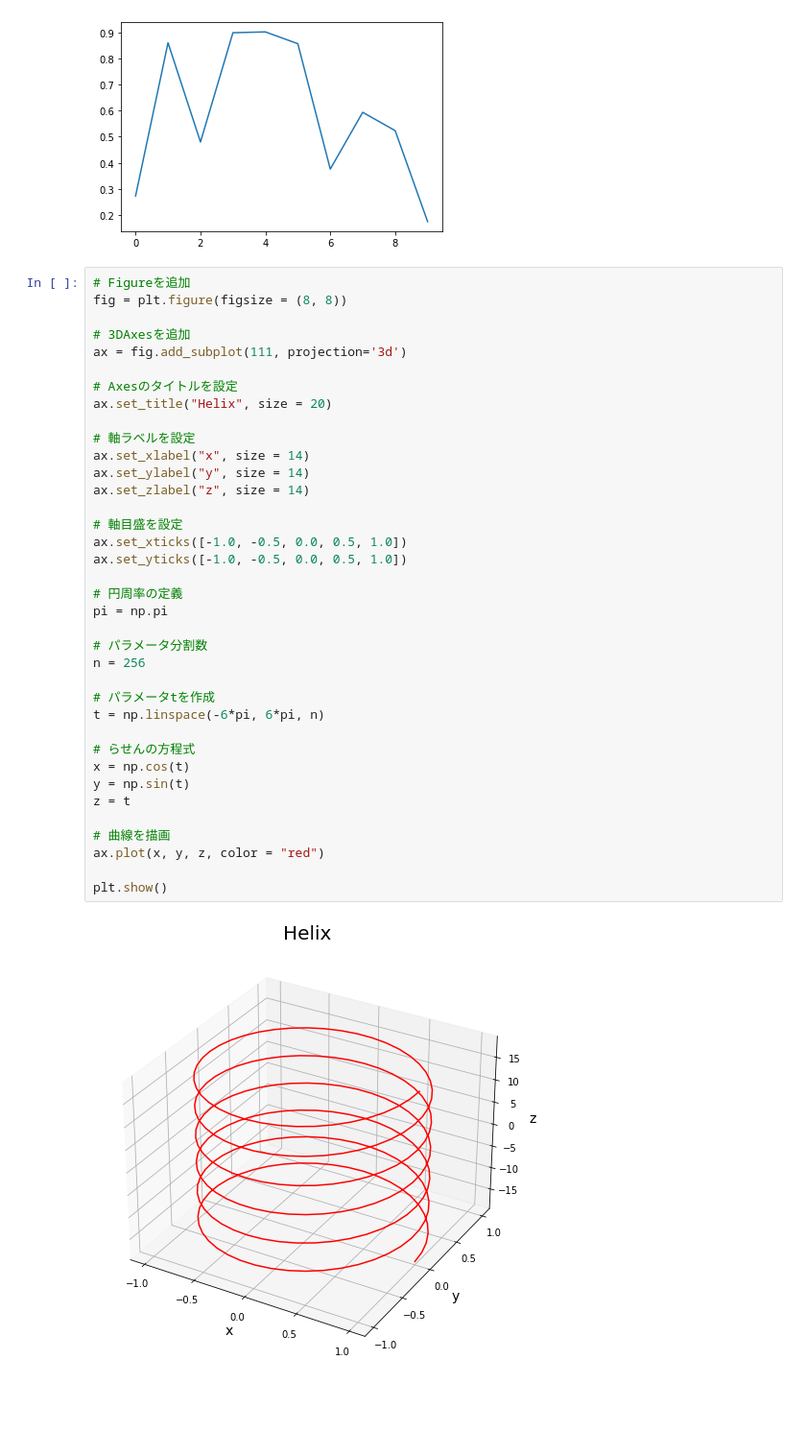
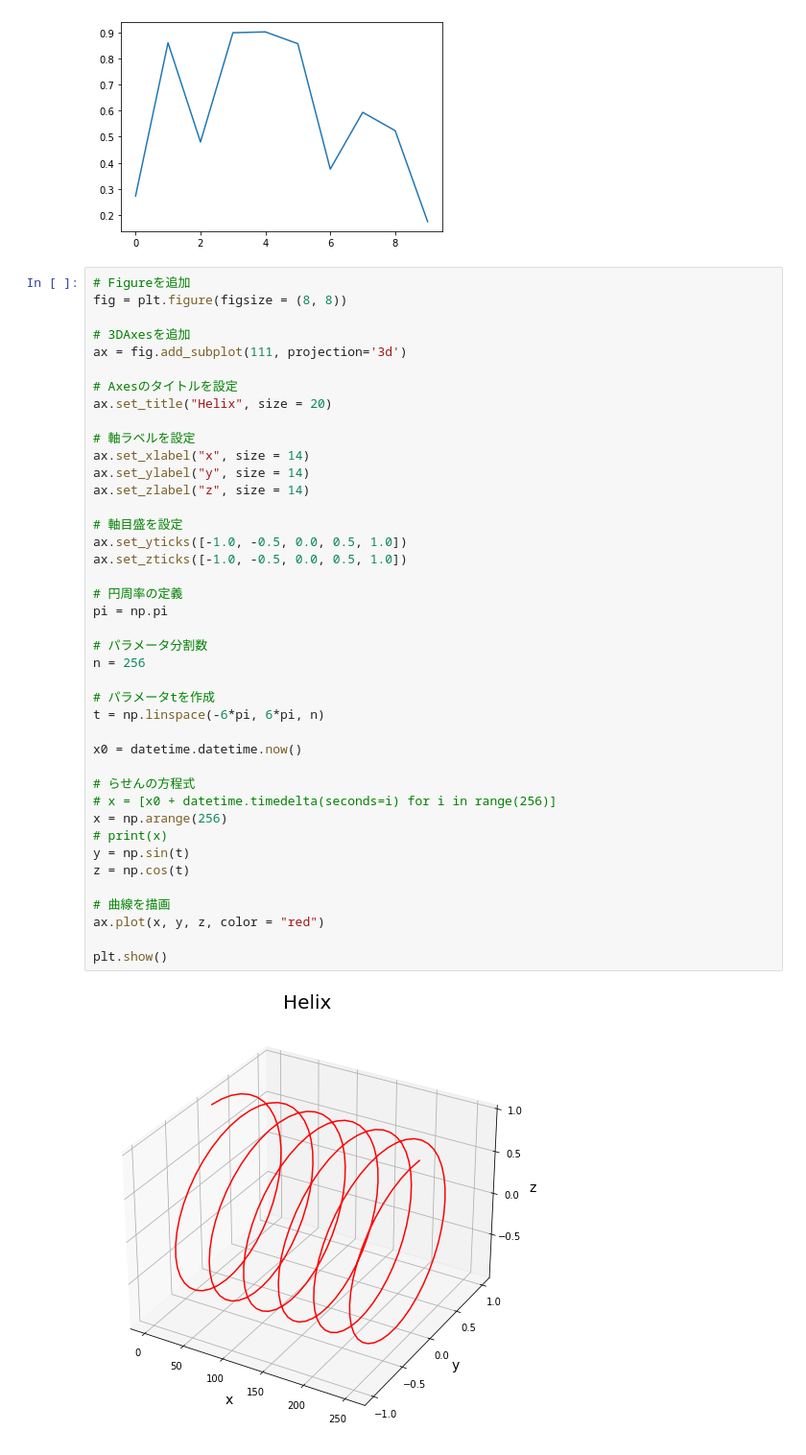
Before and after one commit to asano-lab/oasobi, a Jupyter notebook: test01.ipynb, the cells around one changed output. Shown: that part at 96% size. Cells and saved outputs as stored; diff of their text form; blank space fills up the shorter version.

Commit message:
螺旋の向きを変更 datetime型は残念ながら使えないらしい

```diff
--- a/test01.ipynb
+++ b/test01.ipynb
@@ -20,36 +20,40 @@ fig = plt.figure(figsize = (8, 8))
 ax = fig.add_subplot(111, projection='3d')
 
 # Axesのタイトルを設定
 ax.set_title("Helix", size = 20)
 
 # 軸ラベルを設定
 ax.set_xlabel("x", size = 14)
 ax.set_ylabel("y", size = 14)
 ax.set_zlabel("z", size = 14)
 
 # 軸目盛を設定
-ax.set_xticks([-1.0, -0.5, 0.0, 0.5, 1.0])
 ax.set_yticks([-1.0, -0.5, 0.0, 0.5, 1.0])
+ax.set_zticks([-1.0, -0.5, 0.0, 0.5, 1.0])
 
 # 円周率の定義
 pi = np.pi
 
 # パラメータ分割数
 n = 256
 
 # パラメータtを作成
 t = np.linspace(-6*pi, 6*pi, n)
 
+x0 = datetime.datetime.now()
+
 # らせんの方程式
-x = np.cos(t)
+# x = [x0 + datetime.timedelta(seconds=i) for i in range(256)]
+x = np.arange(256)
+# print(x)
 y = np.sin(t)
-z = t
+z = np.cos(t)
 
 # 曲線を描画
 ax.plot(x, y, z, color = "red")
 
 plt.show()
 # %% [output]
-[figure, old version]
+[figure, new version]
 # %%
 dt = datetime.datetime.now()
```
Also changed, not shown: parts of 1 cell of this notebook.
